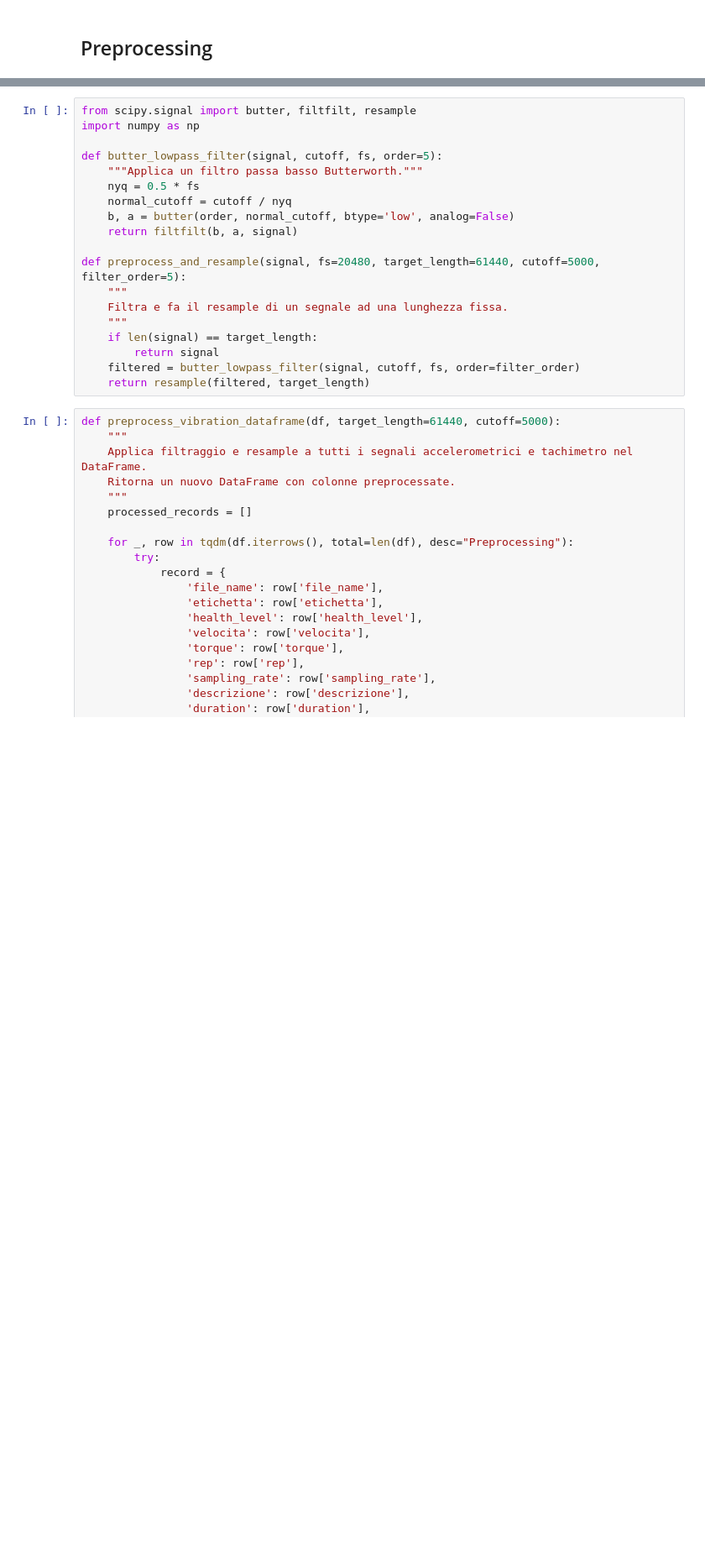
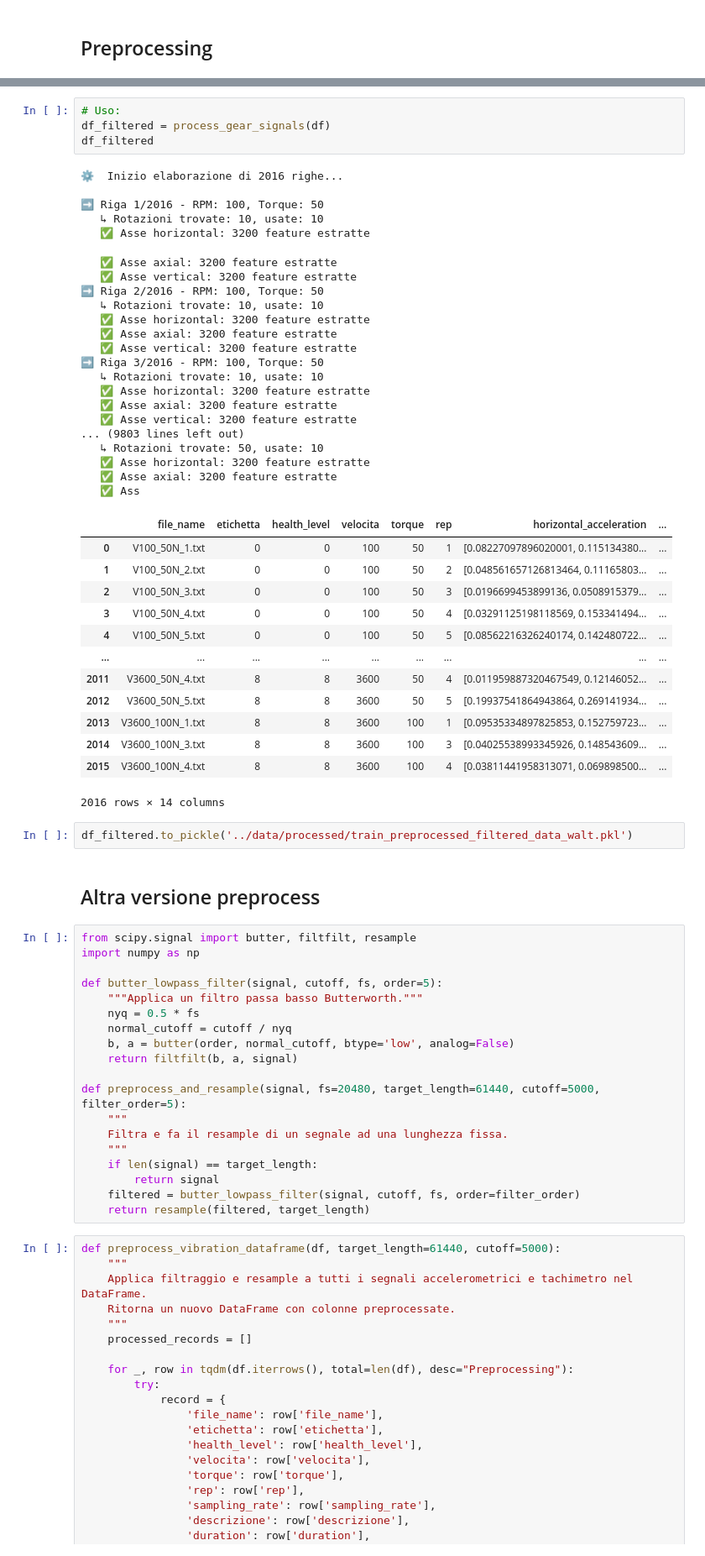
Before and after one commit to Andreavisi1/Challenge_B1_PHM_North_America_2023, a Jupyter notebook: notebooks/train.ipynb, the cells around one changed output, grey strips where cells are left out. Shown at 84% size. Drawn from its saved outputs; the diff is of its cells as text; blank space fills up the shorter version.

```diff
--- a/notebooks/train.ipynb
+++ b/notebooks/train.ipynb
@@ -255,3 +526,47 @@ Colonne delle features: ['horizontal_acceleration_mean', 'horizontal_acceleratio
+# %%
+# Uso:
+df_filtered = process_gear_signals(df)
+df_filtered
+# %% [output]
+⚙️  Inizio elaborazione di 2016 righe...
+
+➡️ Riga 1/2016 - RPM: 100, Torque: 50
+   ↳ Rotazioni trovate: 10, usate: 10
+   ✅ Asse horizontal: 3200 feature estratte
+   ✅ Asse axial: 3200 feature estratte
+   ✅ Asse vertical: 3200 feature estratte
+➡️ Riga 2/2016 - RPM: 100, Torque: 50
+   ↳ Rotazioni trovate: 10, usate: 10
+   ✅ Asse horizontal: 3200 feature estratte
+   ✅ Asse axial: 3200 feature estratte
+   ✅ Asse vertical: 3200 feature estratte
+➡️ Riga 3/2016 - RPM: 100, Torque: 50
+   ↳ Rotazioni trovate: 10, usate: 10
+   ✅ Asse horizontal: 3200 feature estratte
+   ✅ Asse axial: 3200 feature estratte
+   ✅ Asse vertical: 3200 feature estratte
+... (9803 lines left out)
+   ↳ Rotazioni trovate: 50, usate: 10
+   ✅ Asse horizontal: 3200 feature estratte
+   ✅ Asse axial: 3200 feature estratte
+   ✅ Ass
+|  | file_name | etichetta | health_level | velocita | torque | rep | horizontal_acceleration | ... |
+| 0 | V100_50N_1.txt | 0 | 0 | 100 | 50 | 1 | [0.08227097896020001, 0.115134380... | ... |
+| 1 | V100_50N_2.txt | 0 | 0 | 100 | 50 | 2 | [0.048561657126813464, 0.11165803... | ... |
+| 2 | V100_50N_3.txt | 0 | 0 | 100 | 50 | 3 | [0.0196699453899136, 0.0508915379... | ... |
+| 3 | V100_50N_4.txt | 0 | 0 | 100 | 50 | 4 | [0.03291125198118569, 0.153341494... | ... |
+| 4 | V100_50N_5.txt | 0 | 0 | 100 | 50 | 5 | [0.08562216326240174, 0.142480722... | ... |
+| ... | ... | ... | ... | ... | ... | ... | ... | ... |
+| 2011 | V3600_50N_4.txt | 8 | 8 | 3600 | 50 | 4 | [0.011959887320467549, 0.12146052... | ... |
+| 2012 | V3600_50N_5.txt | 8 | 8 | 3600 | 50 | 5 | [0.19937541864943864, 0.269141934... | ... |
+| 2013 | V3600_100N_1.txt | 8 | 8 | 3600 | 100 | 1 | [0.09535334897825853, 0.152759723... | ... |
+| 2014 | V3600_100N_3.txt | 8 | 8 | 3600 | 100 | 3 | [0.04025538993345926, 0.148543609... | ... |
+| 2015 | V3600_100N_4.txt | 8 | 8 | 3600 | 100 | 4 | [0.03811441958313071, 0.069898500... | ... |
+2016 rows × 14 columns
+# %%
+df_filtered.to_pickle('../data/processed/train_preprocessed_filtered_data_walt.pkl')
+# %% [markdown]
+## Altra versione preprocess
 # %%
 from scipy.signal import butter, filtfilt, resample
 import numpy as np
```
Also changed, not shown: parts of 30 cells of this notebook, 7 other files.
